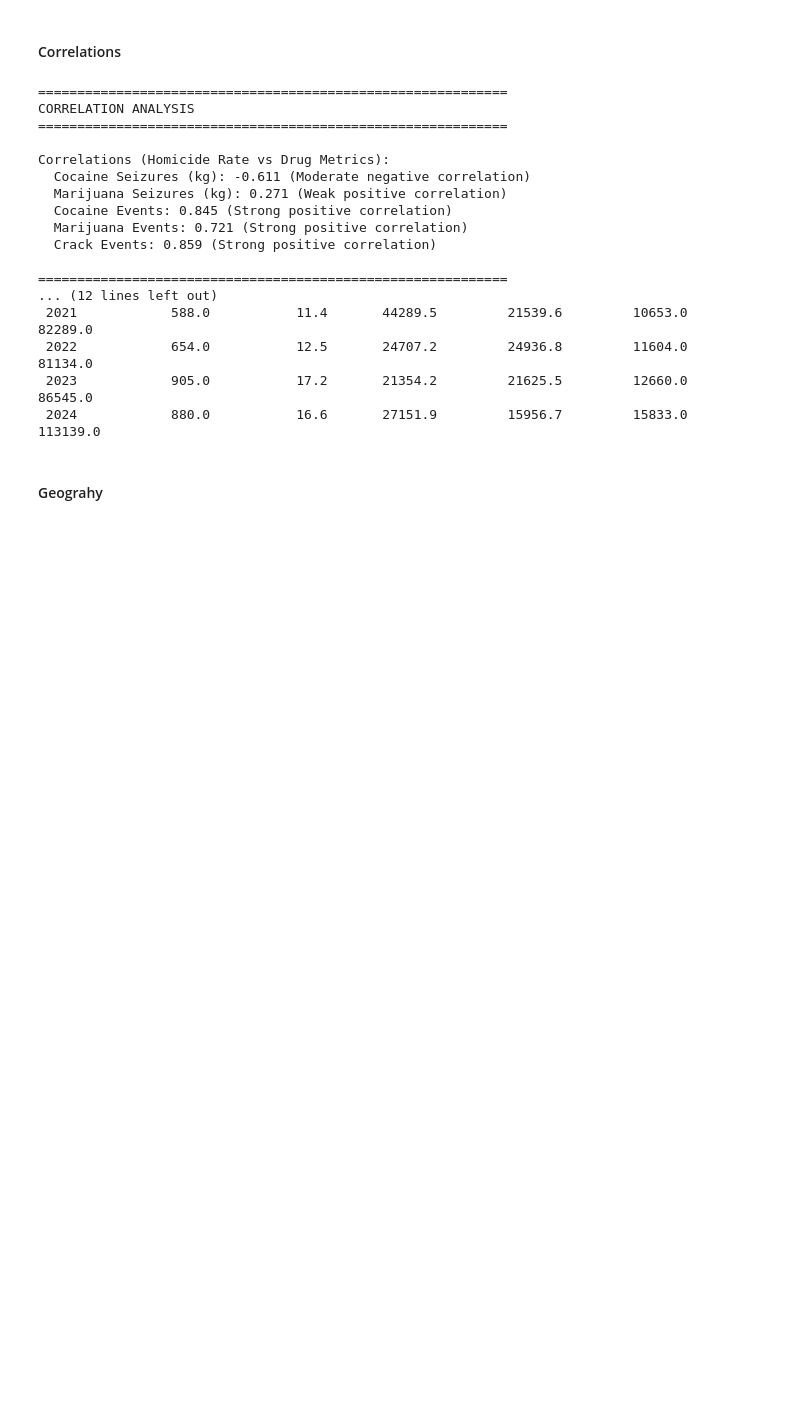
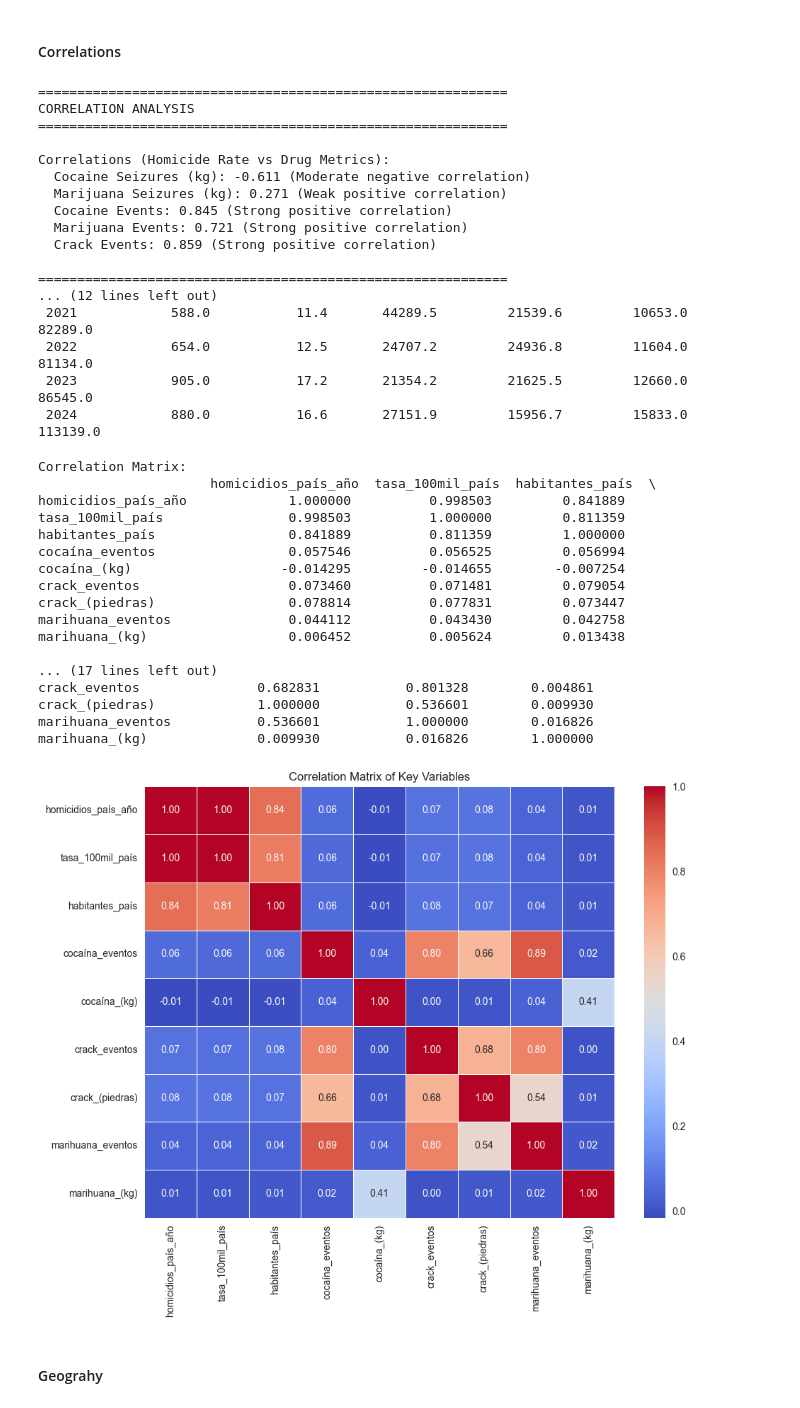
Before and after one commit to FelipeVillota/costa-rica-presentation, a Jupyter notebook: cr-script.ipynb, the cells around one changed output. Drawn from its saved outputs; the diff is of its cells as text; code cells hidden in the pictures; blank space fills up the shorter version.

```diff
--- a/cr-script.ipynb
+++ b/cr-script.ipynb
@@ -699,6 +699,49 @@ Correlations (Homicide Rate vs Drug Metrics):
  2022            654.0           12.5       24707.2         24936.8         11604.0           81134.0
  2023            905.0           17.2       21354.2         21625.5         12660.0           86545.0
  2024            880.0           16.6       27151.9         15956.7         15833.0          113139.0
+# %%
+
+# Select numeric columns for correlation analysis
+cols = [
+    'homicidios_país_año', 'tasa_100mil_país', 'habitantes_país',
+    'cocaína_eventos', 'cocaína_(kg)', 'crack_eventos', 'crack_(piedras)',
+    'marihuana_eventos', 'marihuana_(kg)'
+]
+
+# Subset the DataFrame
+df_corr = merged_df[cols]
+
+# Compute the correlation matrix
+corr_matrix = df_corr.corr()
+
+# Display the correlation matrix
+print("Correlation Matrix:\n", corr_matrix)
+
+# Visualize the correlation matrix
+plt.figure(figsize=(10, 8))
+sns.heatmap(corr_matrix, annot=True, cmap='coolwarm', fmt=".2f", linewidths=0.5)
+plt.title('Correlation Matrix of Key Variables')
+plt.tight_layout()
+plt.show()
+# %% [output]
+Correlation Matrix:
+                      homicidios_país_año  tasa_100mil_país  habitantes_país  \
+homicidios_país_año             1.000000          0.998503         0.841889
+tasa_100mil_país                0.998503          1.000000         0.811359
+habitantes_país                 0.841889          0.811359         1.000000
+cocaína_eventos                 0.057546          0.056525         0.056994
+cocaína_(kg)                   -0.014295         -0.014655        -0.007254
+crack_eventos                   0.073460          0.071481         0.079054
+crack_(piedras)                 0.078814          0.077831         0.073447
+marihuana_eventos               0.044112          0.043430         0.042758
+marihuana_(kg)                  0.006452          0.005624         0.013438
+
+... (17 lines left out)
+crack_eventos               0.682831           0.801328        0.004861
+crack_(piedras)             1.000000           0.536601        0.009930
+marihuana_eventos           0.536601           1.000000        0.016826
+marihuana_(kg)              0.009930           0.016826        1.000000
+[figure, added]
 # %% [markdown]
 #### Geograhy
 # %%
```
Also changed, not shown: parts of 2 cells of this notebook.
